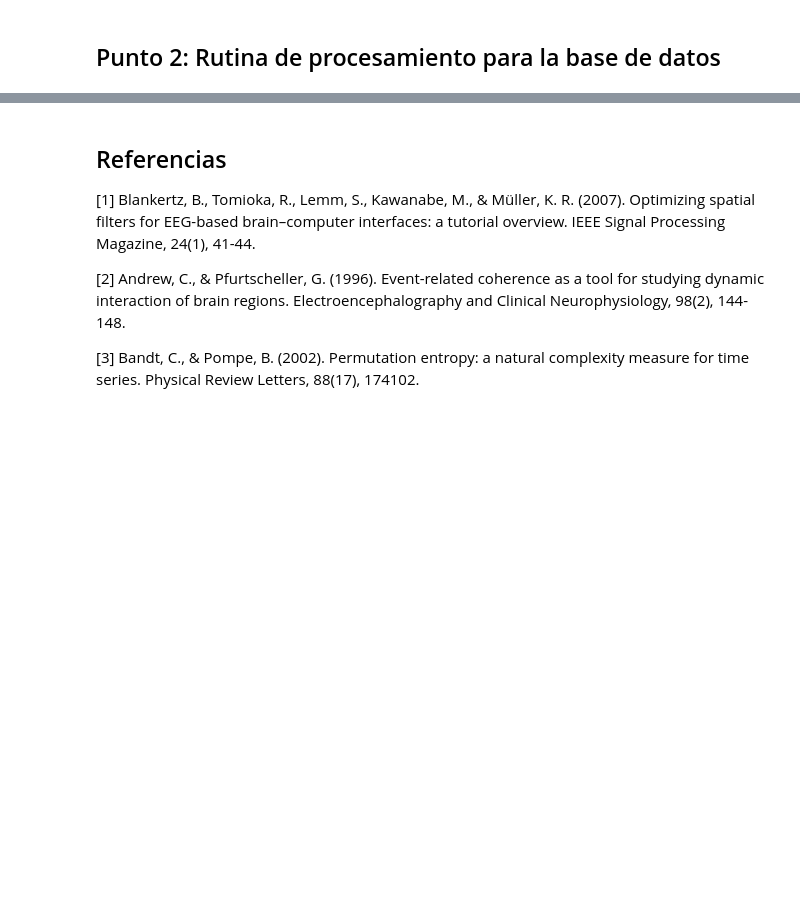
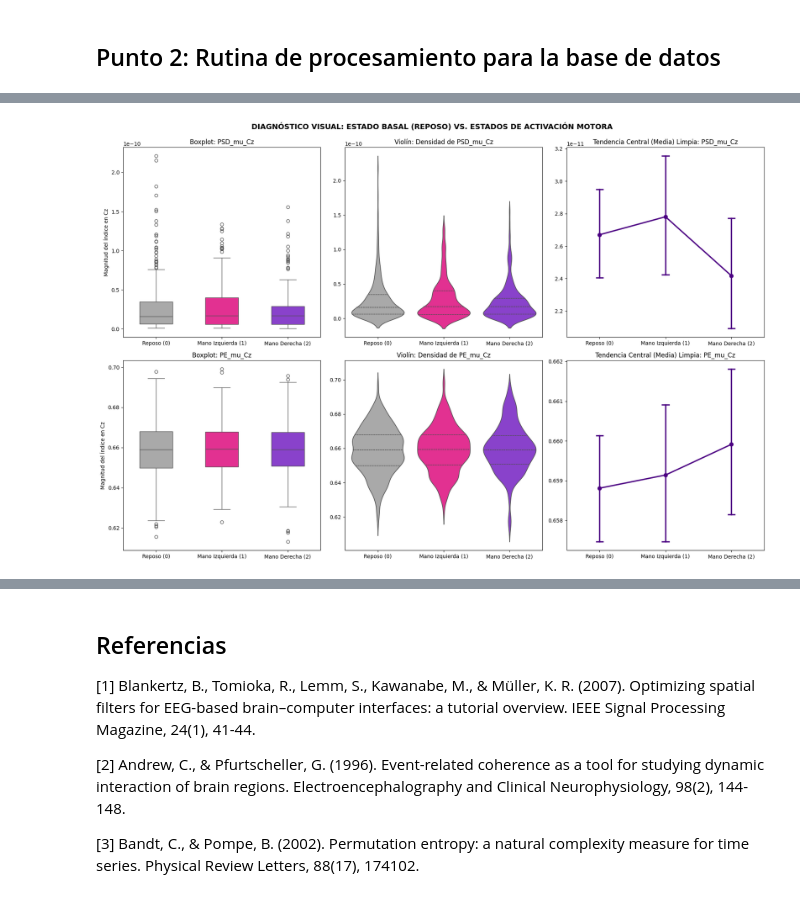
Before and after one commit to luhernandez12/Proyecto2-KarenAgudelo-LuisaHernandez, a Jupyter notebook: Codigo.ipynb, the cells around one changed output, grey strips where cells are left out. Cells and saved outputs as stored; diff of their text form; code cells hidden in the pictures; blank space fills up the shorter version.

```diff
--- a/Codigo.ipynb
+++ b/Codigo.ipynb
@@ -694,0 +826,78 @@ pd.reset_option('display.max_rows')
+# %%
+
+
+# PREPARACIÓN DE DATOS PARA LA COMPARACIÓN DE ACTIVACIÓN VS. REPOSO
+# Se realiza una copia del dataset para mapear las tres condiciones experimentales
+df_activacion = df_dataset_completo.copy()
+
+etiquetas_tres_tareas = {
+    0: 'Reposo (0)',
+    1: 'Mano Izquierda (1)',
+    2: 'Mano Derecha (2)'
+}
+df_activacion['Condición'] = df_activacion['tarea'].map(etiquetas_tres_tareas)
+
+# Variables en Cz seleccionadas por su sensibilidad a la desincronización global
+indices_cz = ['PSD_mu_Cz', 'PE_mu_Cz']
+
+# CONFIGURACIÓN DE LA PALETA CROMÁTICA ESTILIZADA
+# Gris para el estado basal (reposo), Fucsia para mano izquierda y Morado para mano derecha
+paleta_tres_colores = ['#A9A9A9', '#FF1493', '#8A2BE2']
+
+# CONFIGURACIÓN DEL LIENZO MULTIPANEL (2 filas por 3 columnas)
+fig, axes = plt.subplots(2, 3, figsize=(18, 12))
+
+for i, indice in enumerate(indices_cz):
+
+    # REPRESENTACIÓN 1: DIAGRAMA DE CAJA Y BIGOTES (BOXPLOT)
+    sns.boxplot(
+        data=df_activacion,
+        x='Condición',
+        y=indice,
+        ax=axes[i, 0],
+        palette=paleta_tres_colores,
+        width=0.5,
+        order=['Reposo (0)', 'Mano Izquierda (1)', 'Mano Derecha (2)']
+    )
+    axes[i, 0].set_title(f'Boxplot: {indice}')
+    axes[i, 0].set_xlabel('')
+    axes[i, 0].set_ylabel('Magnitud del Índice en Cz')
+
+    # REPRESENTACIÓN 2: DIAGRAMA DE VIOLÍN (VIOLINPLOT)
+    sns.violinplot(
+        data=df_activacion,
+        x='Condición',
+        y=indice,
+        ax=axes[i, 1],
+        palette=paleta_tres_colores,
+        inner='quartile',
+        bw_adjust=0.8,
+        order=['Reposo (0)', 'Mano Izquierda (1)', 'Mano Derecha (2)']
+    )
+    axes[i, 1].set_title(f'Violín: Densidad de {indice}')
+    axes[i, 1].set_xlabel('')
+    axes[i, 1].set_ylabel('')
+
+    # REPRESENTACIÓN 3: TENDENCIA CENTRAL LIMPIA (POINTPLOT)
+    # Muestra el promedio y el intervalo de confianza para las tres tareas conectadas por una línea
+    sns.pointplot(
+        data=df_activacion,
+        x='Condición',
+        y=indice,
+        ax=axes[i, 2],
+        color='#4B0082',
+        estimator='mean',
+        errorbar='ci',
+        capsize=0.1,
+        linewidth=2.5,
+        order=['Reposo (0)', 'Mano Izquierda (1)', 'Mano Derecha (2)']
+    )
+    axes[i, 2].set_title(f'Tendencia Central (Media) Limpia: {indice}')
+    axes[i, 2].set_xlabel('')
+    axes[i, 2].set_ylabel('')
+
+# AJUSTES ESTÉTICOS GLOBALES del REPORTE VISUAL
+plt.suptitle('DIAGNÓSTICO VISUAL: ESTADO BASAL (REPOSO) VS. ESTADOS DE ACTIVACIÓN MOTORA', fontsize=14, fontweight='bold')
+plt.tight_layout()
+plt.show()
+# %% [output]
@@ -694,0 +919 @@ pd.reset_option('display.max_rows')
+[figure, added]
```
Also changed, not shown: parts of 15 cells of this notebook.
